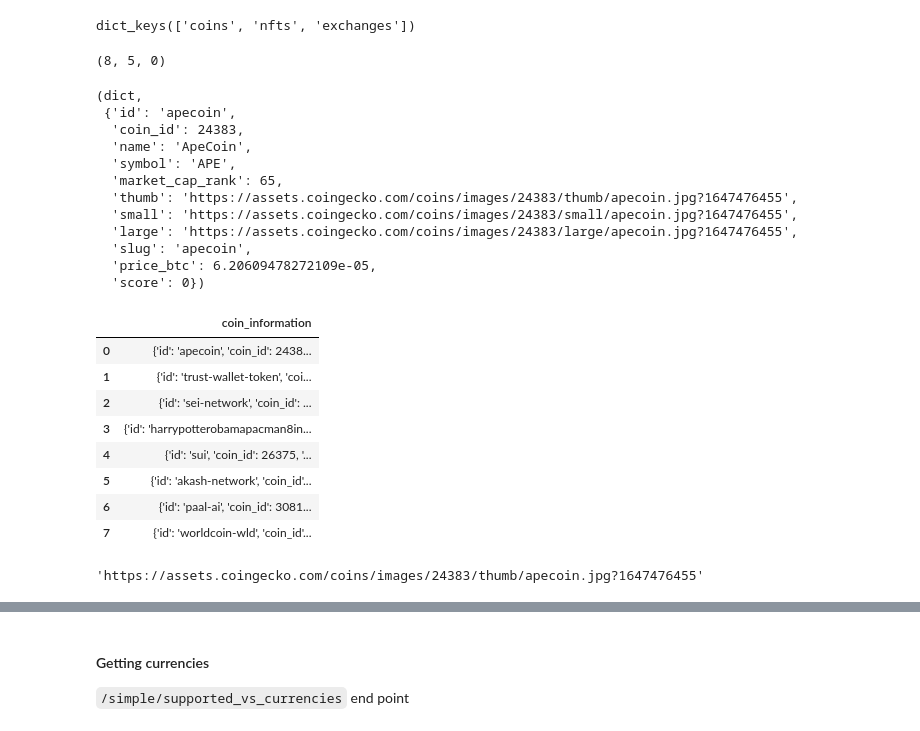
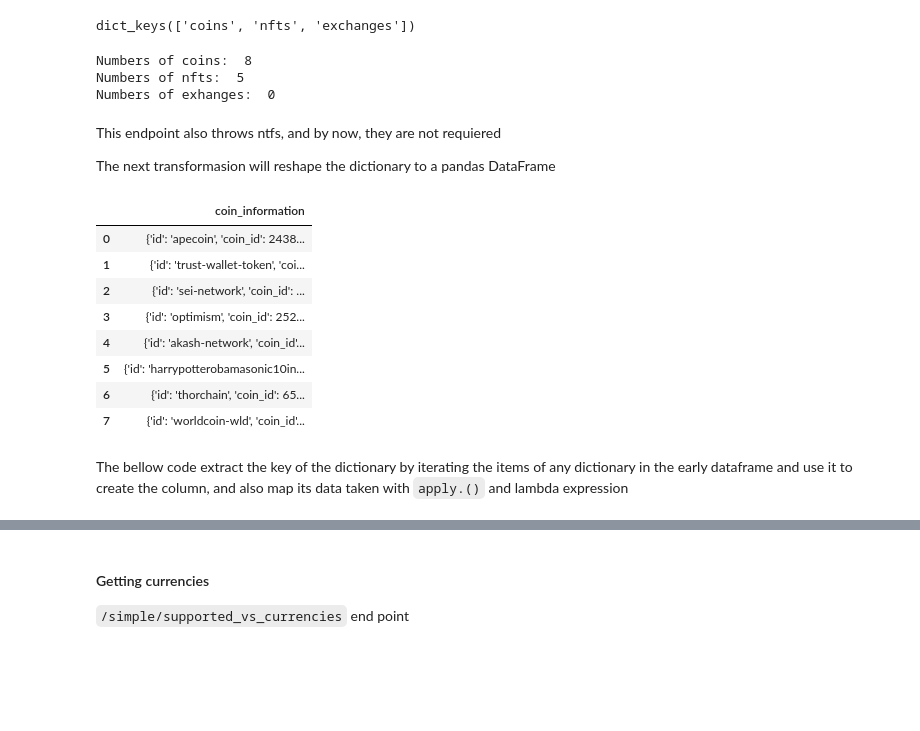
Before and after one commit to someonefrom93/PIDA_J_DIEGO, a Jupyter notebook: eda_gecko.ipynb, the cells around one changed output, grey strips where cells are left out. Drawn from its saved outputs; the diff is of its cells as text; code cells hidden in the pictures; blank space fills up the shorter version.

```diff
--- a/eda_gecko.ipynb
+++ b/eda_gecko.ipynb
@@ -56,37 +65,33 @@ trend_coins.keys()
 # %% [output]
 dict_keys(['coins', 'nfts', 'exchanges'])
 # %%
-len(trend_coins["coins"]), len(trend_coins["nfts"]), len(trend_coins["exchanges"])
+print("Numbers of coins: ", len(trend_coins["coins"]))
+print("Numbers of nfts: ", len(trend_coins["nfts"]))
+print("Numbers of exhanges: ", len(trend_coins["exchanges"]))
 # %% [output]
-(8, 5, 0)
+Numbers of coins:  8
+Numbers of nfts:  5
+Numbers of exhanges:  0
+# %% [markdown]
+This endpoint also throws ntfs, and by now, they are not requiered
+
+
+The next transformasion will reshape the dictionary to a pandas DataFrame
 # %%
+
 coin_list_df = pd.DataFrame(trend_coins["coins"]).rename(columns={"item": "coin_information"})
-# Only for checkking the appropiate object --> dict, that's ok
-type(coin_list_df["coin_information"][0]), coin_list_df["coin_information"][0]
+coin_list_df
 # %% [output]
-(dict,
- {'id': 'apecoin',
-  'coin_id': 24383,
-  'name': 'ApeCoin',
-  'symbol': 'APE',
-  'market_cap_rank': 65,
-  'thumb': 'https://assets.coingecko.com/coins/images/24383/thumb/apecoin.jpg?1647476455',
-  'small': 'https://assets.coingecko.com/coins/images/24383/small/apecoin.jpg?1647476455',
-  'large': 'https://assets.coingecko.com/coins/images/24383/large/apecoin.jpg?1647476455',
-  'slug': 'apecoin',
-  'price_btc': 6.20609478272109e-05,
-  'score': 0})
+|  | coin_information |
+| 0 | {'id': 'apecoin', 'coin_id': 2438... |
+| 1 | {'id': 'trust-wallet-token', 'coi... |
+| 2 | {'id': 'sei-network', 'coin_id': ... |
+| 3 | {'id': 'optimism', 'coin_id': 252... |
+| 4 | {'id': 'akash-network', 'coin_id'... |
+| 5 | {'id': 'harrypotterobamasonic10in... |
+| 6 | {'id': 'thorchain', 'coin_id': 65... |
+| 7 | {'id': 'worldcoin-wld', 'coin_id'... |
-# %%
-coin_list_df # -> We've got a dataframe with dictionaries. Then.. how coul I get those key and arrange them as columns? by creating the columns
-# %% [output]
-|  | coin_information |
-| 0 | {'id': 'apecoin', 'coin_id': 2438... |
-| 1 | {'id': 'trust-wallet-token', 'coi... |
-| 2 | {'id': 'sei-network', 'coin_id': ... |
-| 3 | {'id': 'harrypotterobamapacman8in... |
-| 4 | {'id': 'sui', 'coin_id': 26375, '... |
-| 5 | {'id': 'akash-network', 'coin_id'... |
-| 6 | {'id': 'paal-ai', 'coin_id': 3081... |
-| 7 | {'id': 'worldcoin-wld', 'coin_id'... |
+# %% [markdown]
+The bellow code extract the key of the dictionary by iterating the items of any dictionary in the early dataframe and use it to create the column, and also map its data taken with `apply.()` and lambda expression
 # %%
 # This simple iterator is for building the dataframe by extracting the keys and assigng them as column name.
@@ -95,8 +102,4 @@ for key, value in coin_list_df["coin_information"][0].items():
 
 
 coin_list_df.drop(columns="coin_information", inplace=True)
-# %%
-coin_list_df["thumb"][0]
-# %% [output]
-'https://assets.coingecko.com/coins/images/24383/thumb/apecoin.jpg?1647476455'
 # %%
```
Also changed, not shown: parts of 38 cells of this notebook.
